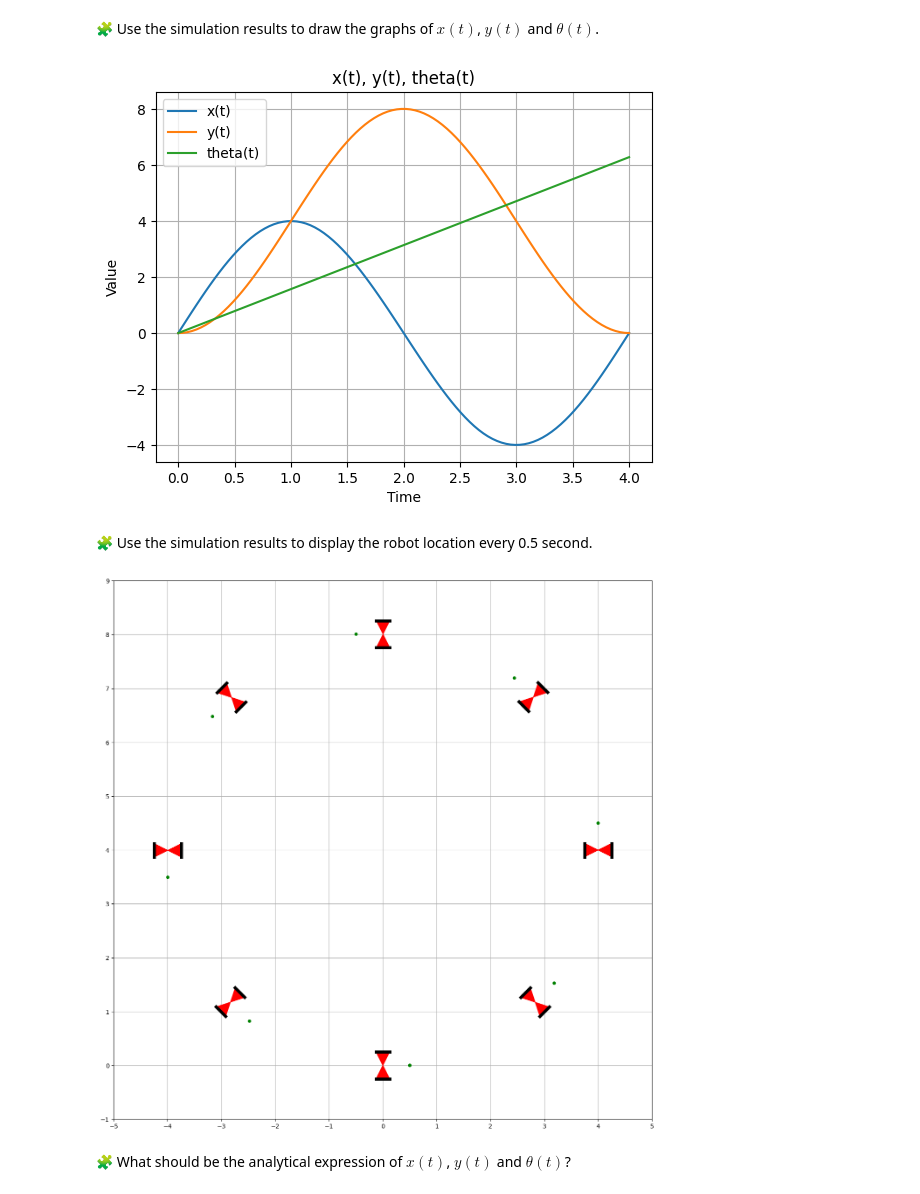
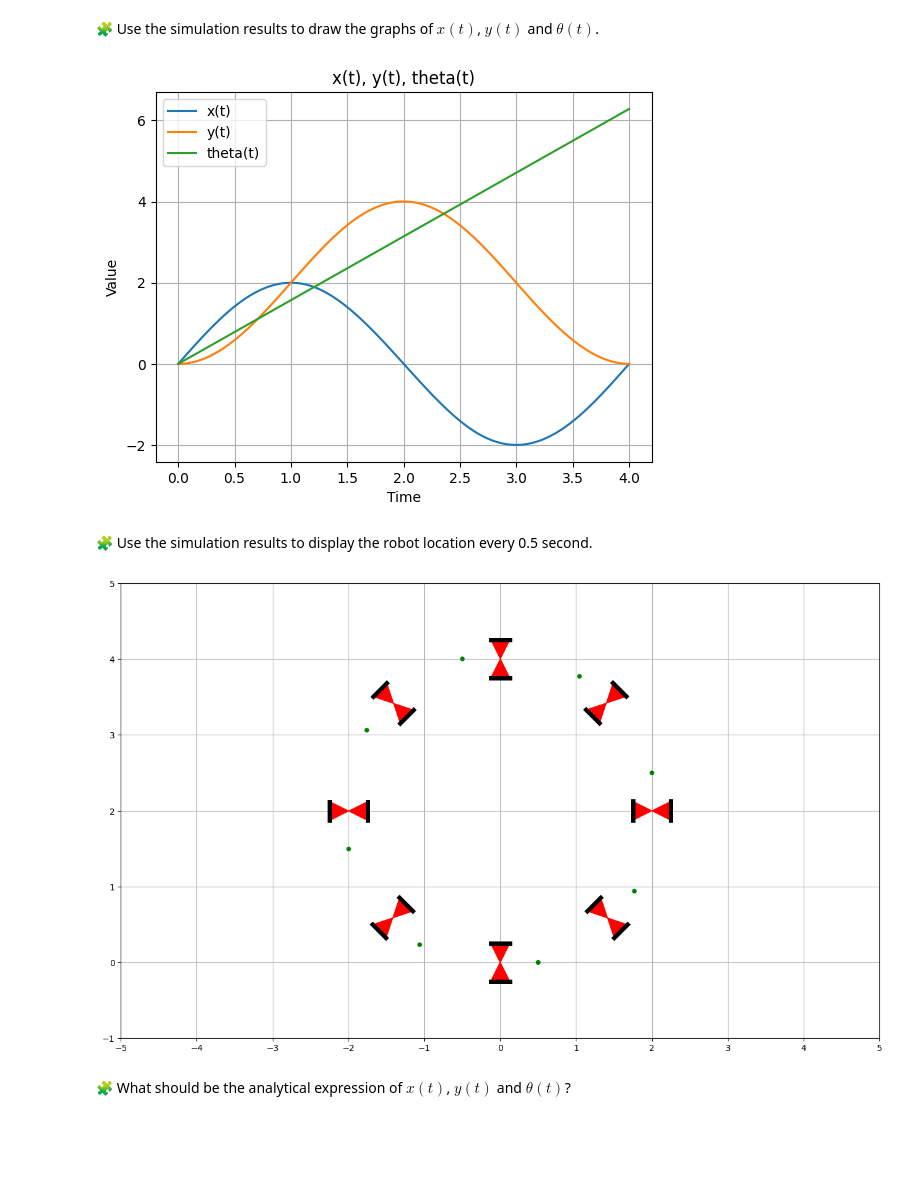
Before and after one commit to DohaJouay/control-engineering-with-python-project-2023-2024, a Jupyter notebook: Project-part-1.ipynb, the cells around one changed output. Saved outputs shown, nothing was run; the diff lists cells and outputs as text; code cells hidden in the pictures; blank space fills up the shorter version.

```diff
--- a/Project-part-1.ipynb
+++ b/Project-part-1.ipynb
@@ -274,8 +303,8 @@ def omega(t, xytheta):
 def fun(t, xytheta):
   x, y, theta = xytheta
   omega_l, omega_r = omega(t, xytheta)
-  vx=(omega_l +omega_r)*r*cos(theta)
-  vy=(omega_l +omega_r)*r*sin(theta)
+  vx=(omega_l +omega_r)*r*cos(theta)/2
+  vy=(omega_l +omega_r)*r*sin(theta)/2
   thetap=(omega_r -omega_l)*r/l
   return array([vx,vy,thetap])
 # %% [markdown]
@@ -306,17 +335,17 @@ plt.grid(True)
 
 plt.show()
 # %% [output]
-[figure, old version]
+[figure, new version]
 # %% [markdown]
 🧩 Use the simulation results to display the robot location every 0.5 second.
 # %%
-draw_arena(-5,5,-1,9)
+draw_arena(-5,5,-1,5)
 t = linspace(0.0, 4.0, 9)
 solution = results["sol"](t)
 for x, y, theta in solution.T:
     draw_scooter(x, y, theta)
 # %% [output]
-[figure, old version]
+[figure, new version]
 # %% [markdown]
 🧩 What should be the analytical expression of $x(t)$, $y(t)$ and $\theta(t)$?
 # %% [markdown]
```
Also changed, not shown: parts of 5 cells of this notebook.
